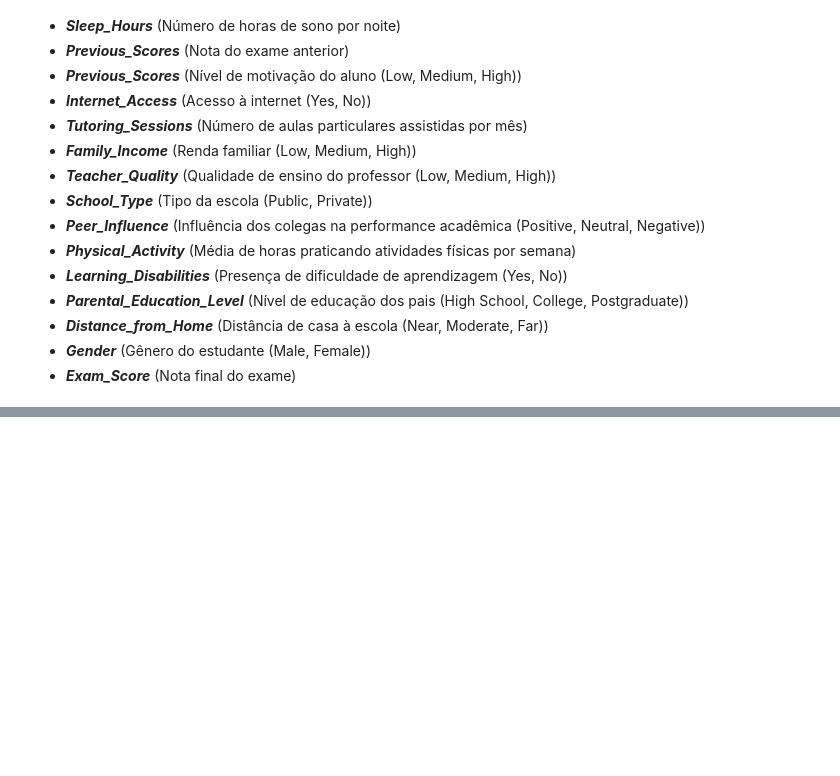
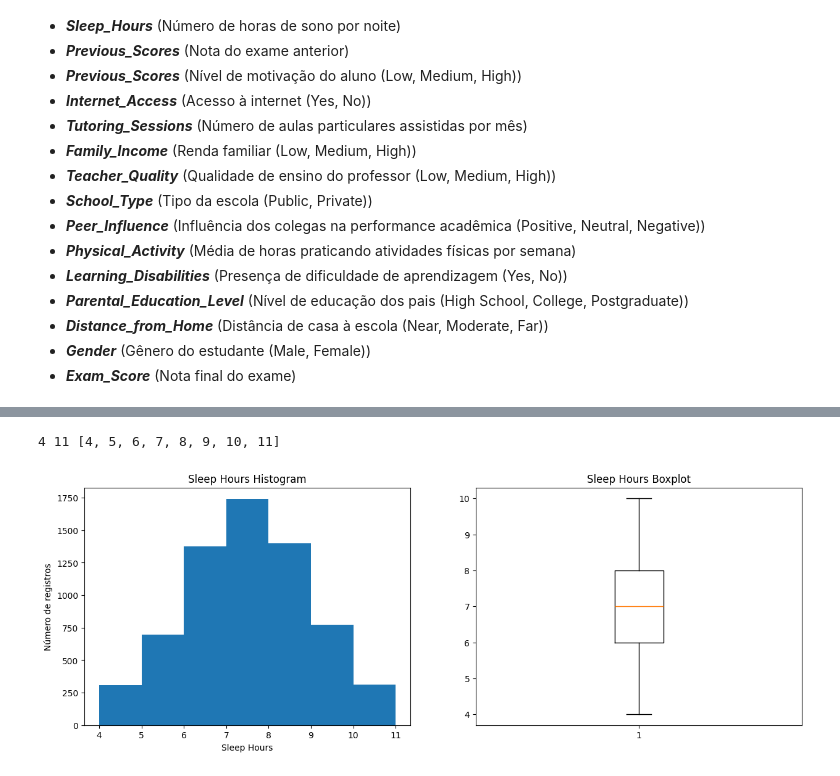
Before and after one commit to LucasDSF7/Data-Analysis-Puc-Rio, a Jupyter notebook: mvp/student_performance.ipynb, the cells around one changed output, grey strips where cells are left out. Cells and saved outputs as stored; diff of their text form; code cells hidden in the pictures; blank space fills up the shorter version.

```diff
--- a/mvp/student_performance.ipynb
+++ b/mvp/student_performance.ipynb
@@ -65,0 +239,5 @@ O dataset Student Performance Factors contém 6.607 registros e possui 20 atribu
+# %%
+numeric_feature_hist_box_plots(df_copy['Sleep_Hours'])
+# %% [output]
+4 11 [4, 5, 6, 7, 8, 9, 10, 11]
+[figure, added]
```
Also changed, not shown: parts of 28 cells of this notebook, 1 other file.
